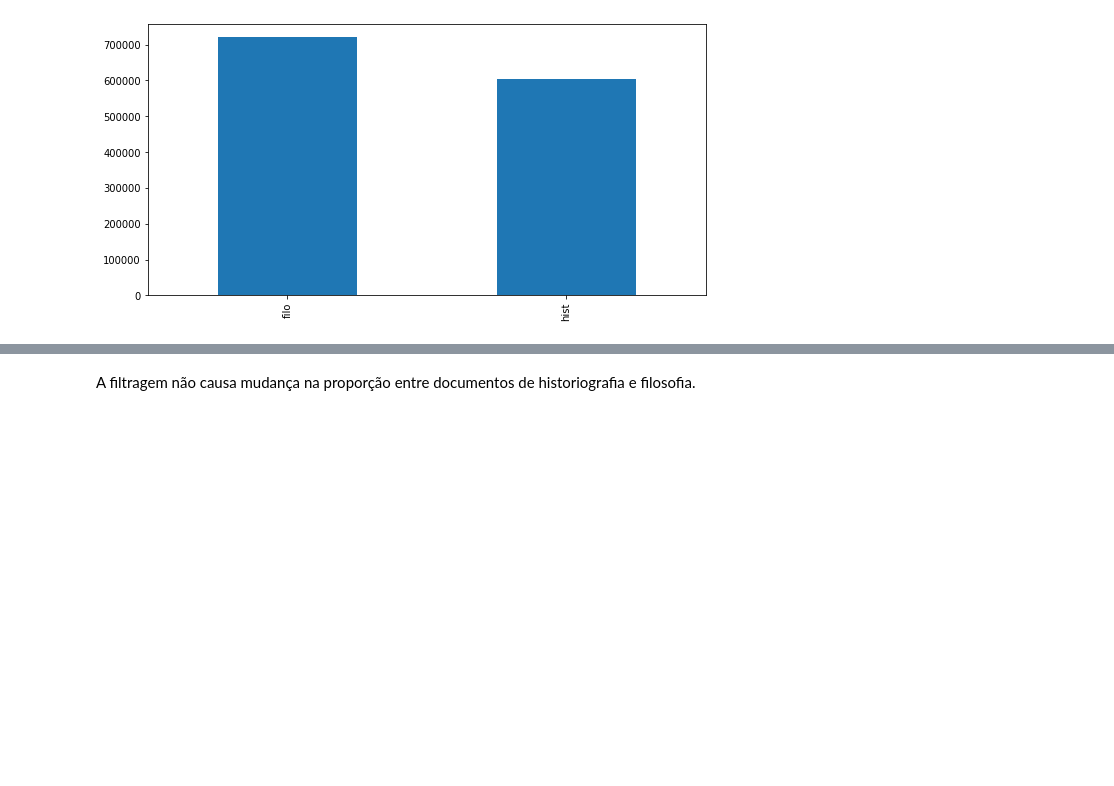
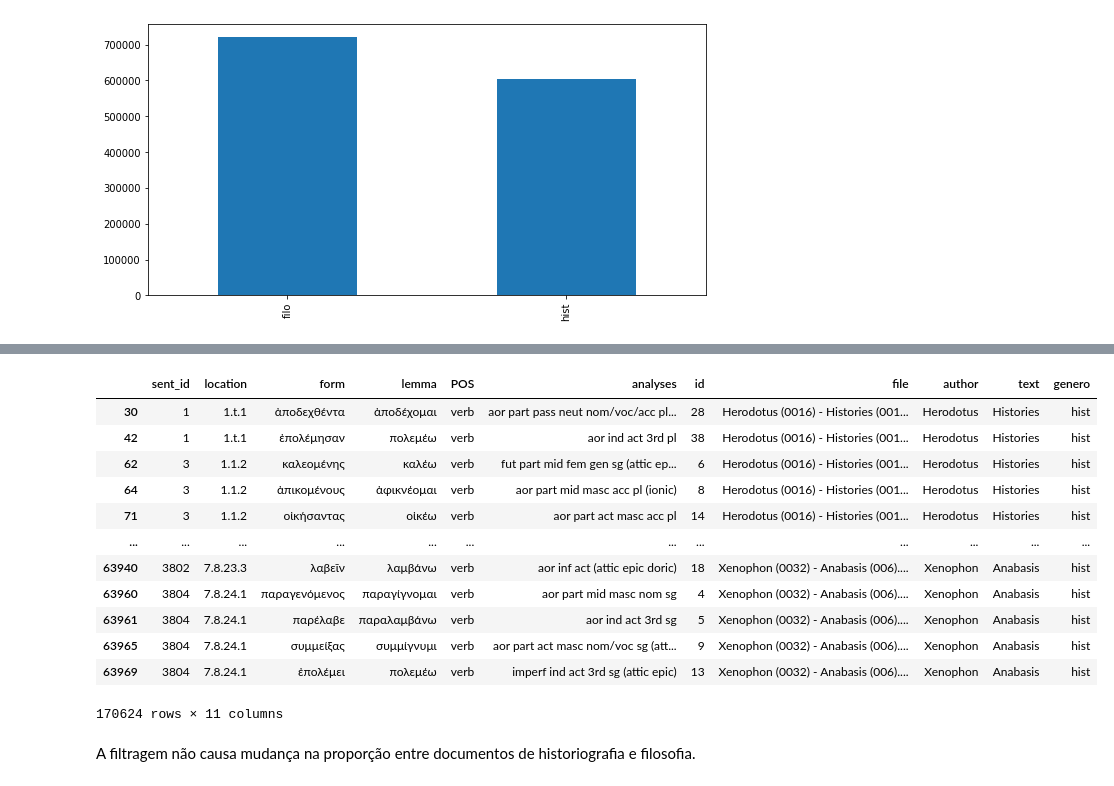
Before and after one commit to caiogeraldes/lexico-e-genero, a Jupyter notebook: notebooks/Testes de viabilidade.ipynb, the cells around one changed output, grey strips where cells are left out. Saved outputs shown, nothing was run; the diff lists cells and outputs as text; code cells hidden in the pictures; blank space fills up the shorter version.

```diff
--- a/notebooks/Testes de viabilidade.ipynb
+++ b/notebooks/Testes de viabilidade.ipynb
@@ -120,7 +158,20 @@ df.genero.value_counts().plot(kind='bar')
 # %%
-df_verbos = df.loc[(df.POS == "verb") & (-df.lemma.isin(STOPS_LIST))]
+df_verbos = df_tokens.loc[(df_tokens.POS == "verb") & (-df_tokens.lemma.isin(STOPS_LIST))]
 df_verbos
-del df
+# %% [output]
+|  | sent_id | location | form | lemma | POS | analyses | id | file | author | text | genero |
+| 30 | 1 | 1.t.1 | ἀποδεχθέντα | ἀποδέχομαι | verb | aor part pass neut nom/voc/acc pl... | 28 | Herodotus (0016) - Histories (001... | Herodotus | Histories | hist |
+| 42 | 1 | 1.t.1 | ἐπολέμησαν | πολεμέω | verb | aor ind act 3rd pl | 38 | Herodotus (0016) - Histories (001... | Herodotus | Histories | hist |
+| 62 | 3 | 1.1.2 | καλεομένης | καλέω | verb | fut part mid fem gen sg (attic ep... | 6 | Herodotus (0016) - Histories (001... | Herodotus | Histories | hist |
+| 64 | 3 | 1.1.2 | ἀπικομένους | ἀφικνέομαι | verb | aor part mid masc acc pl (ionic) | 8 | Herodotus (0016) - Histories (001... | Herodotus | Histories | hist |
+| 71 | 3 | 1.1.2 | οἰκήσαντας | οἰκέω | verb | aor part act masc acc pl | 14 | Herodotus (0016) - Histories (001... | Herodotus | Histories | hist |
+| ... | ... | ... | ... | ... | ... | ... | ... | ... | ... | ... | ... |
+| 63940 | 3802 | 7.8.23.3 | λαβεῖν | λαμβάνω | verb | aor inf act (attic epic doric) | 18 | Xenophon (0032) - Anabasis (006).... | Xenophon | Anabasis | hist |
+| 63960 | 3804 | 7.8.24.1 | παραγενόμενος | παραγίγνομαι | verb | aor part mid masc nom sg | 4 | Xenophon (0032) - Anabasis (006).... | Xenophon | Anabasis | hist |
+| 63961 | 3804 | 7.8.24.1 | παρέλαβε | παραλαμβάνω | verb | aor ind act 3rd sg | 5 | Xenophon (0032) - Anabasis (006).... | Xenophon | Anabasis | hist |
+| 63965 | 3804 | 7.8.24.1 | συμμείξας | συμμίγνυμι | verb | aor part act masc nom/voc sg (att... | 9 | Xenophon (0032) - Anabasis (006).... | Xenophon | Anabasis | hist |
+| 63969 | 3804 | 7.8.24.1 | ἐπολέμει | πολεμέω | verb | imperf ind act 3rd sg (attic epic) | 13 | Xenophon (0032) - Anabasis (006).... | Xenophon | Anabasis | hist |
+170624 rows × 11 columns
 # %% [markdown]
 A filtragem não causa mudança na proporção entre documentos de historiografia e filosofia.
 # %%
```
Also changed, not shown: parts of 32 cells of this notebook.
